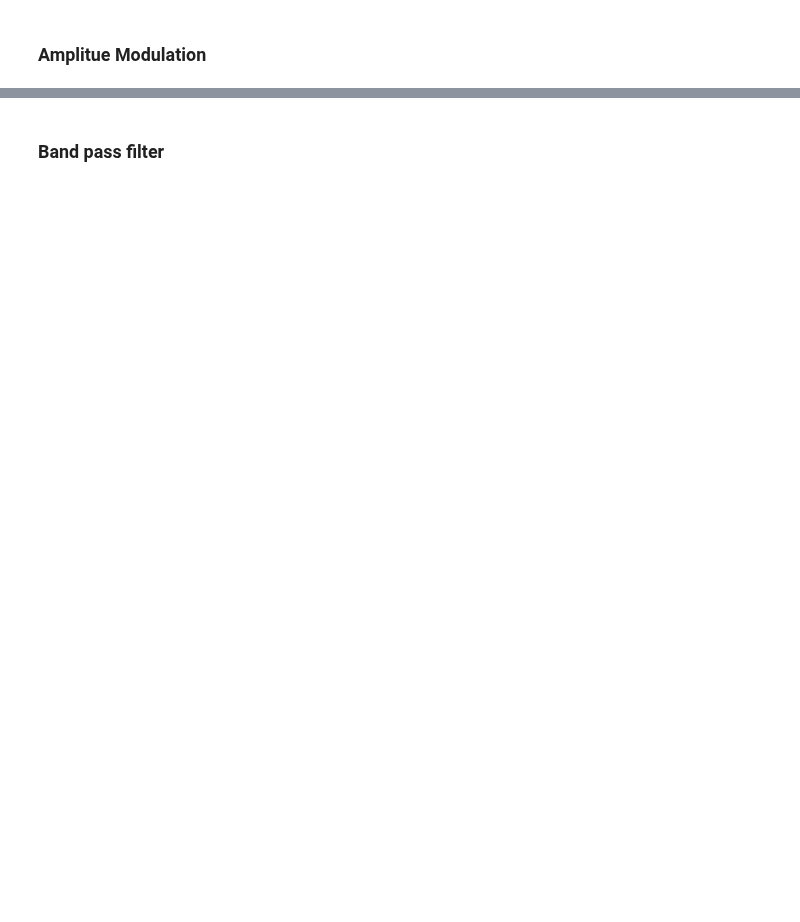
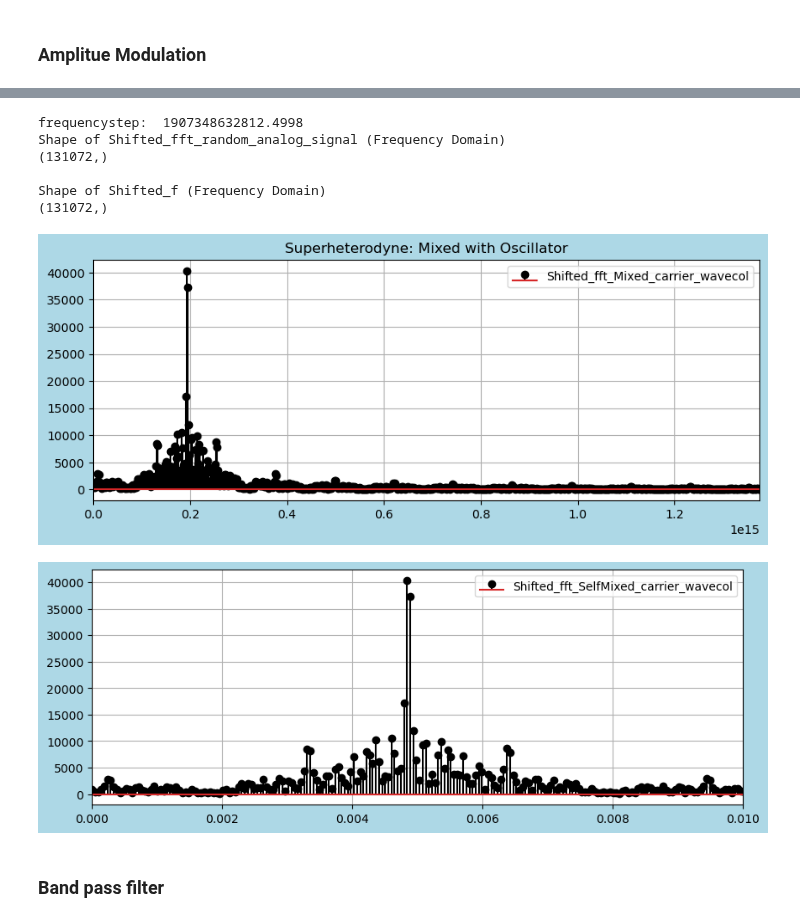
Before and after one commit to tacticstactics/Optical-pulse-broadening, a Jupyter notebook: pulse_broadening_in_optical_filter_main.ipynb, the cells around one changed output, grey strips where cells are left out. Saved outputs shown, nothing was run; the diff lists cells and outputs as text; code cells hidden in the pictures; blank space fills up the shorter version.

```diff
--- a/pulse_broadening_in_optical_filter_main.ipynb
+++ b/pulse_broadening_in_optical_filter_main.ipynb
@@ -163,3 +163,67 @@ t_step [s]
+# %%
+
+N = 2* samplerate
+
+frequencystep = (1/timestep) * (1/N)
+
+print("frequencystep: ", frequencystep)
+
+Shifted_sampleIndex = np.arange(-N//2, N//2)
+# FFTシフト後の[周波数index] --> 周波数間隔 frequencystep
+Shifted_f = Shifted_sampleIndex*frequencystep
+
+
+fft_random_analog_signal = fft(Port1_1_EFcol, N)
+Shifted_fft_random_analog_signal = fftshift(fft_random_analog_signal)
+
+print('Shape of Shifted_fft_random_analog_signal (Frequency Domain)')
+print(Shifted_fft_random_analog_signal.shape)
+print('')
+
+print('Shape of Shifted_f (Frequency Domain)')
+print(Shifted_f.shape)
+print('')
+
+
+fig1 = plt.figure(figsize = (10,8), facecolor='lightblue')
+
+ax1_1 = fig1.add_subplot(2, 1, 1)
+ax1_1.set_title("Superheterodyne: Mixed with Oscillator")
+ax1_1.stem(Shifted_f, np.abs(Shifted_fft_random_analog_signal),"k",label='Shifted_fft_Mixed_carrier_wavecol')
+ax1_1.set_xlim(0, frequencystep * samplerate * 1.1/100)
+ax1_1.legend()
+ax1_1.grid()
+
+#ax1_2 = fig1.add_subplot(5, 1, 2, sharex = ax1_1)
+#ax1_2.stem(Shifted_f, np.abs(Shifted_fft_Mixed_AM_signalcol),"r",label='Shifted_fft_Mixed_AM_signalcol')
+#ax1_2.legend()
+#ax1_2.grid()
+
+#
+norm_freqcol = np.linspace(-1*np.pi, 1*np.pi, 2*samplerate, endpoint=False)
+
+
+fig2 = plt.figure(figsize = (10,8), facecolor='lightblue')
+ax2_1 = fig2.add_subplot(2, 1, 2)
+ax2_1.stem(norm_freqcol, np.abs(Shifted_fft_random_analog_signal),"k",label='Shifted_fft_SelfMixed_carrier_wavecol')
+ax2_1.legend()
+#ax2_1.set_xlim(0, 1.1*np.pi)
+ax2_1.set_xlim(0, 0.01)
+ax2_1.grid()
+
+#ax2_2 = fig2.add_subplot(5, 1, 2)
+#ax2_2.stem(norm_freqcol, np.abs(Shifted_fft_Mixed_AM_signalcol),"r",label='Shifted_fft_Mixed_AM_signalcol')
+#ax2_2.legend()
+#ax2_2.grid()
+# %% [output]
+frequencystep:  1907348632812.4998
+Shape of Shifted_fft_random_analog_signal (Frequency Domain)
+(131072,)
+
+Shape of Shifted_f (Frequency Domain)
+(131072,)
+[figure, added]
+[figure, added]
 # %% [markdown]
 ### Band pass filter
 # %%
```
Also changed, not shown: parts of 2 cells of this notebook.
